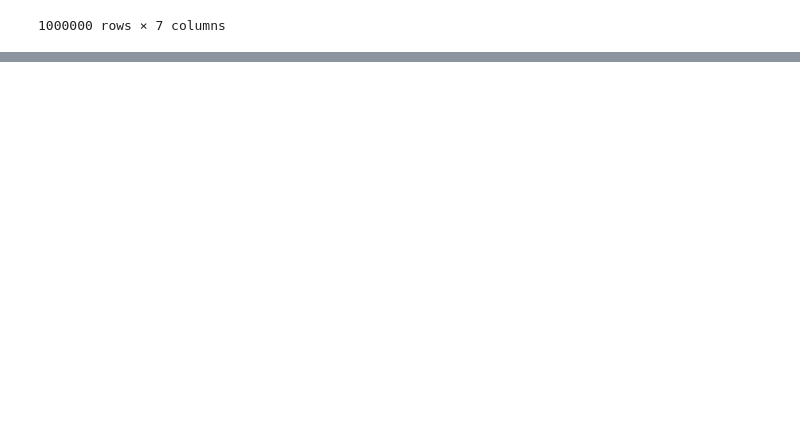
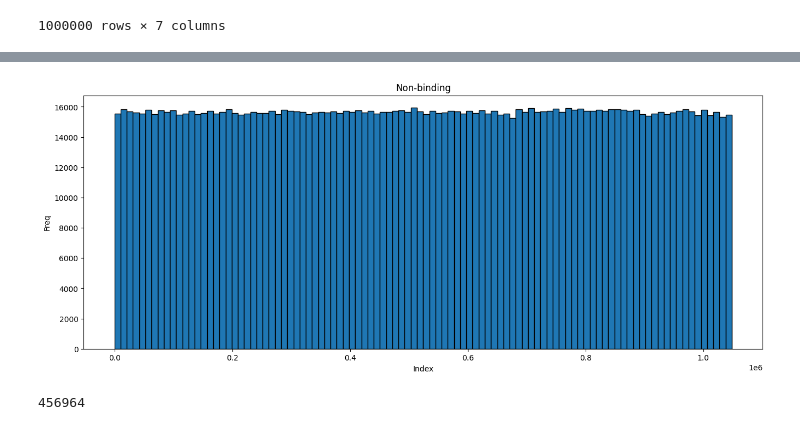
Before and after one commit to Chi-Chun-Chan/ChiSang-Kaggle-leash-Belka, a Jupyter notebook: Code/Data_pre_processing.ipynb, the cells around one changed output, grey strips where cells are left out. Drawn from its saved outputs; the diff is of its cells as text; code cells hidden in the pictures; blank space fills up the shorter version.

Commit message:
subsetted hit and non-hit data for sample set creation (training + validation)

```diff
--- a/Code/Data_pre_processing.ipynb
+++ b/Code/Data_pre_processing.ipynb
@@ -103,3 +103,11 @@ random_subset_df
 | 786429 | 270 | 483 | 625 | [N-]=[N+]=NCCC[C@H](Nc1nc(NCc2ccc... | 0 | ... |
 | 32766 | 268 | 431 | 733 | O=C(N[Dy])[C@H]1C[C@H](O)CN1c1nc(... | 0 | ... |
 1000000 rows × 7 columns
+# %%
+def Selective_subset(selected_rows, target):
+    '''From selected rows, get the rows with specific binding patterns based on the train.parquet format, target = [Non-binding, BRD4, HSA, sEH]'''
+    if target == 'Non-binding':
+        subsetted_rows = selected_rows[(selected_rows[f'binds_BRD4'] == 0) & (selected_rows[f'binds_HSA'] == 0) & (selected_rows[f'binds_sEH'] == 0)]
+    else:
+        subsetted_rows = selected_rows[selected_rows[f'binds_{target}'] == 1]
+    return subsetted_rows
@@ -105,0 +186,10 @@ random_subset_df
+# %%
+import matplotlib.pyplot as plt
+plt.figure(figsize=(16, 6))
+plt.hist(random_subset_df.index, bins=100, edgecolor='black', density=False)
+plt.title('Non-binding')
+plt.xlabel('Index')
+plt.ylabel('Freq')
+plt.show()
+# %% [output]
+[figure, added]
@@ -105,0 +198,56 @@ random_subset_df
+# %%
+''' BRD4 only '''
+import pyarrow.parquet as pq
+import pandas as pd
+import numpy as np
+
+
+#initialise seed
+np.random.seed(69)
+#load data
+path = "../Data/kaggle-belka-shrunken/train.parquet"
+training_data = pq.ParquetFile(path)
+#get total rows from training data
+row_num = training_data.metadata.num_rows
+#determine sample size (w/o replacement)
+sample_size = 98415610
+df_size = 365571
+#obtain random indicies
+sample_indices = np.random.choice(row_num, size=sample_size, replace=False)
+sample_indices_set = set(sample_indices)
+
+#initialise empty list for subsetted data and counter for index
+random_subset_data = []
+current_row_index = 0
+
+#Iterate through num_row_groups. the entire df is split into 94 row-length groups. this code should work
+#for original train.parquet which has 282 groups too.
+for row_group_index in range(training_data.metadata.num_row_groups):
+    #subsets df based on row groups, convert to pandas
+    table = training_data.read_row_group(row_group_index)
+    df = table.to_pandas()
+    row_group_size = len(df)
+    #obtain range of indices in subsetted table
+    row_group_indices = range(current_row_index, current_row_index + row_group_size)
+    #extract indicies intersecting with our random sampled index list
+    intersecting_indices = sample_indices_set.intersection(row_group_indices)
+
+    if intersecting_indices:
+        #correct indicies of intersecting indicies to the index in table
+        adjusted_indices = [index - current_row_index for index in intersecting_indices]
+        selected_rows = df.iloc[adjusted_indices]
+        subsetted_rows = Selective_subset(selected_rows=selected_rows,target='BRD4')
+        #append rows to temp storage variable
+        random_subset_data.append(subsetted_rows)
+
+    #update current row index
+    current_row_index += row_group_size
+
+    #break loop once desired number is reached
+    if len(random_subset_data) >= df_size:
+        break
+#store within actual df
+random_subset_df = pd.concat(random_subset_data, ignore_index=False)
+len(random_subset_df)
+# %% [output]
+456964
```
Also changed, not shown: parts of 10 cells of this notebook, 3 other files.
